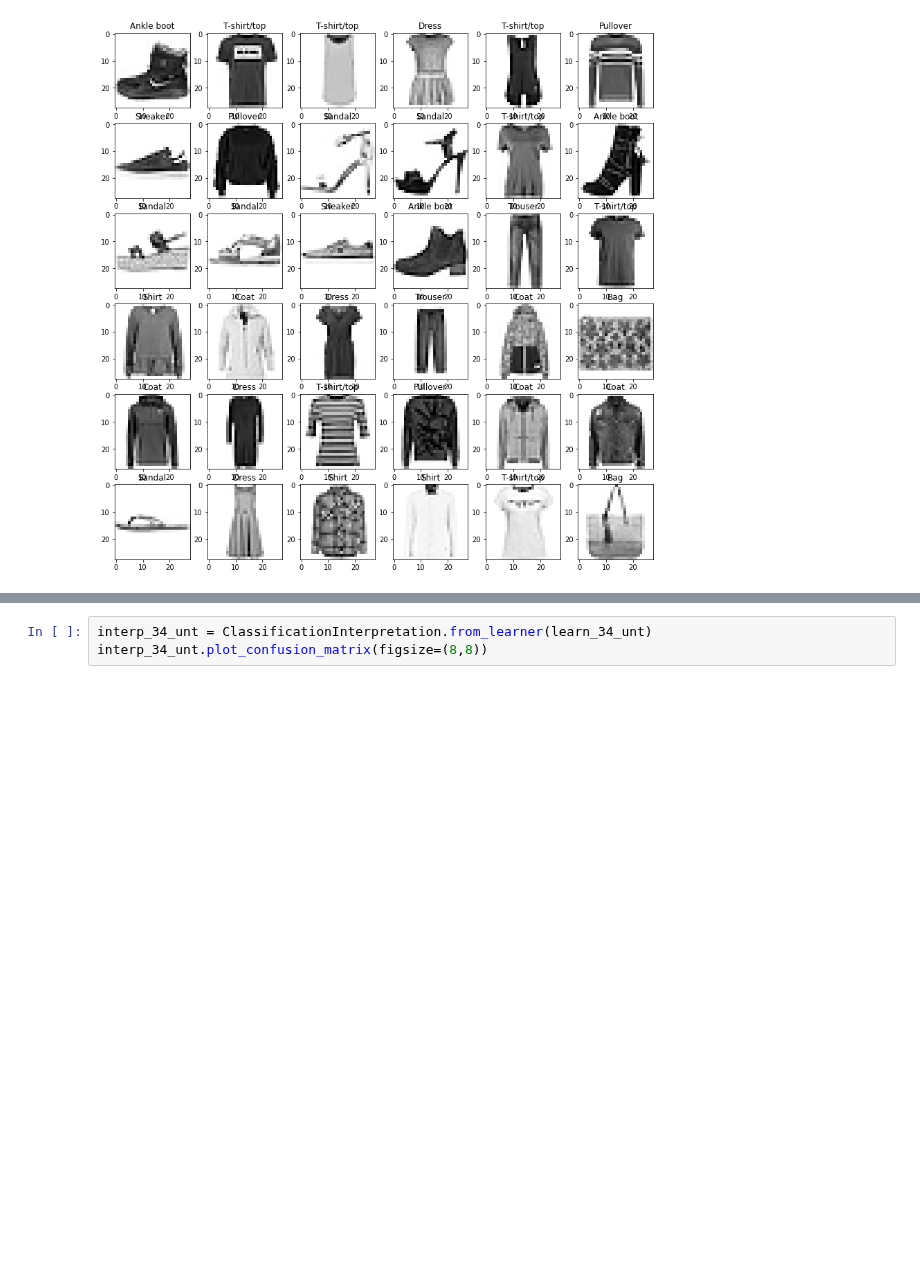
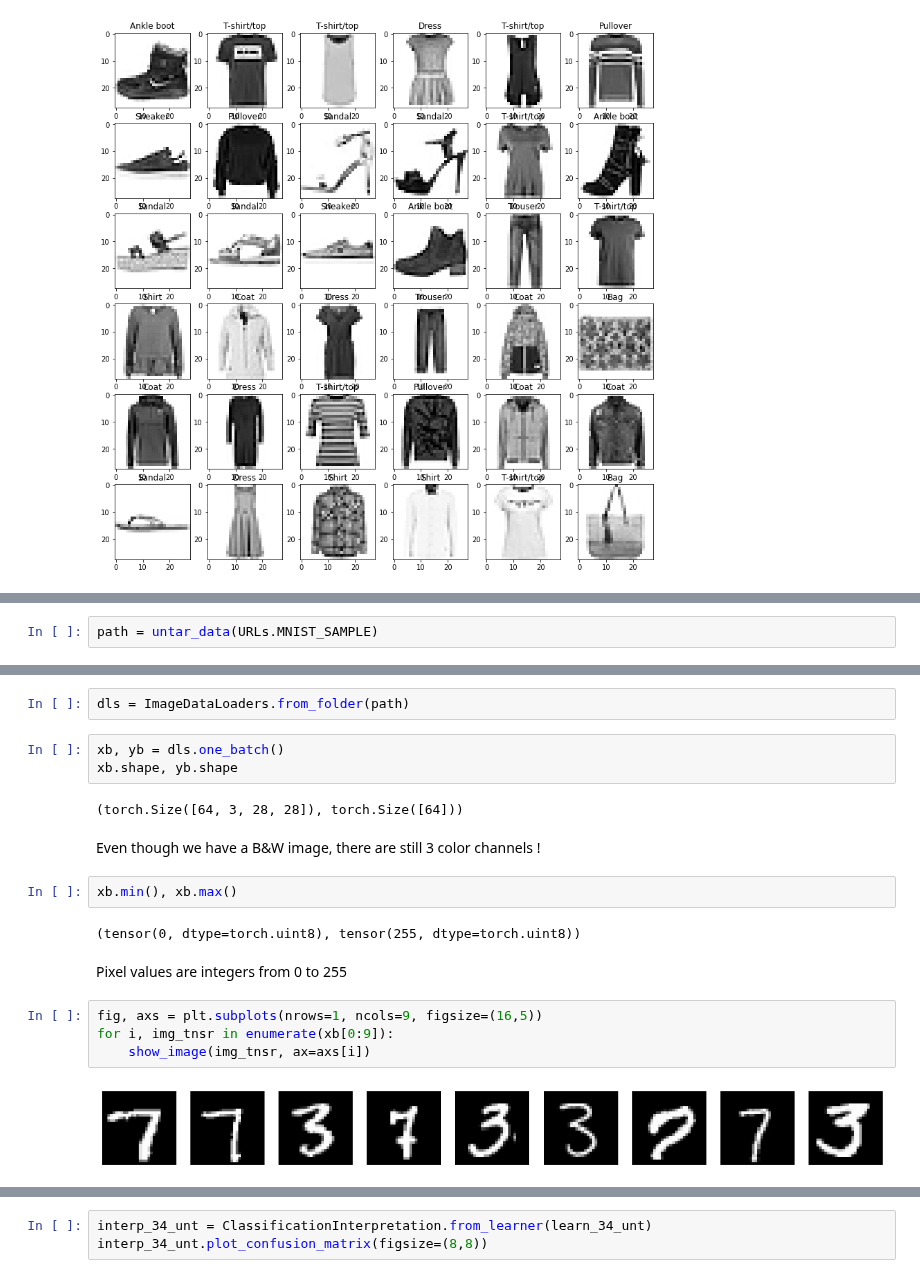
Before and after one commit to vtecftwy/fastbook, a Jupyter notebook: wip nbs/04_mnist_fashion_dataset.ipynb, the cells around one changed output, grey strips where cells are left out. Cells and saved outputs as stored; diff of their text form; blank space fills up the shorter version.

```diff
--- a/wip nbs/04_mnist_fashion_dataset.ipynb
+++ b/wip nbs/04_mnist_fashion_dataset.ipynb
@@ -797,0 +312,2 @@ With augmentation (12 additional epochs)
+# %%
+path = untar_data(URLs.MNIST_SAMPLE)
@@ -797,0 +316,21 @@ With augmentation (12 additional epochs)
+# %%
+dls = ImageDataLoaders.from_folder(path)
+# %%
+xb, yb = dls.one_batch()
+xb.shape, yb.shape
+# %% [output]
+(torch.Size([64, 3, 28, 28]), torch.Size([64]))
+# %% [markdown]
+Even though we have a B&W image, there are still 3 color channels !
+# %%
+xb.min(), xb.max()
+# %% [output]
+(tensor(0, dtype=torch.uint8), tensor(255, dtype=torch.uint8))
+# %% [markdown]
+Pixel values are integers from 0 to 255
+# %%
+fig, axs = plt.subplots(nrows=1, ncols=9, figsize=(16,5))
+for i, img_tnsr in enumerate(xb[0:9]):
+    show_image(img_tnsr, ax=axs[i])
+# %% [output]
+[figure, added]
```
Also changed, not shown: parts of 171 cells of this notebook.
